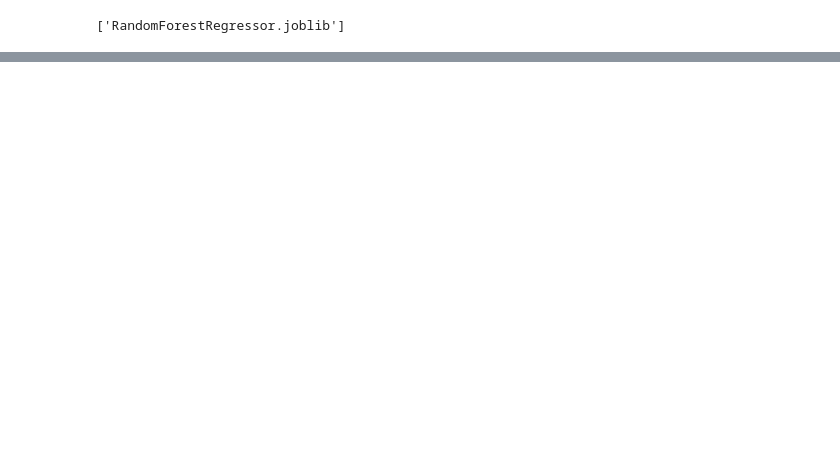
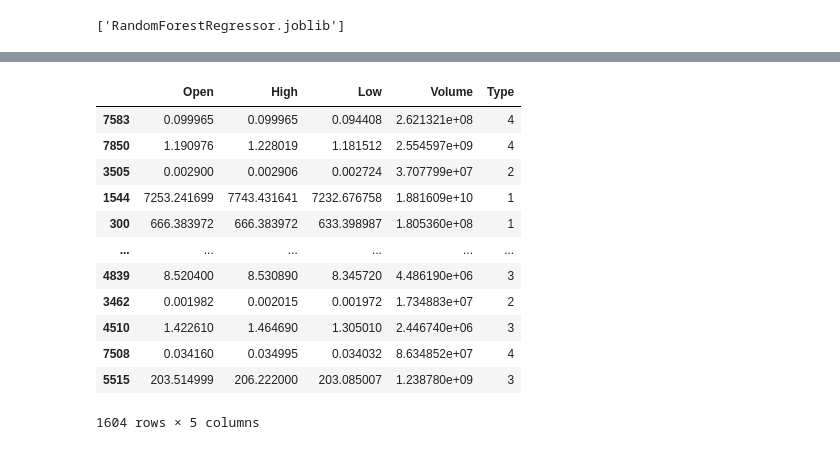
Before and after one commit to Manasi-Rajesh-Mhatre/Crypto-Volume-Close-Price-Prediction, a Jupyter notebook: dataset_merge.ipynb, the cells around one changed output, grey strips where cells are left out. Saved outputs shown, nothing was run; the diff lists cells and outputs as text; code cells hidden in the pictures; blank space fills up the shorter version.

```diff
--- a/dataset_merge.ipynb
+++ b/dataset_merge.ipynb
@@ -171,0 +221,16 @@ joblib.dump(rf, 'RandomForestRegressor.joblib')
+# %%
+X2_test
+# %% [output]
+|  | Open | High | Low | Volume | Type |
+| 7583 | 0.099965 | 0.099965 | 0.094408 | 2.621321e+08 | 4 |
+| 7850 | 1.190976 | 1.228019 | 1.181512 | 2.554597e+09 | 4 |
+| 3505 | 0.002900 | 0.002906 | 0.002724 | 3.707799e+07 | 2 |
+| 1544 | 7253.241699 | 7743.431641 | 7232.676758 | 1.881609e+10 | 1 |
+| 300 | 666.383972 | 666.383972 | 633.398987 | 1.805360e+08 | 1 |
+| ... | ... | ... | ... | ... | ... |
+| 4839 | 8.520400 | 8.530890 | 8.345720 | 4.486190e+06 | 3 |
+| 3462 | 0.001982 | 0.002015 | 0.001972 | 1.734883e+07 | 2 |
+| 4510 | 1.422610 | 1.464690 | 1.305010 | 2.446740e+06 | 3 |
+| 7508 | 0.034160 | 0.034995 | 0.034032 | 8.634852e+07 | 4 |
+| 5515 | 203.514999 | 206.222000 | 203.085007 | 1.238780e+09 | 3 |
+1604 rows × 5 columns
```
Also changed, not shown: parts of 12 cells of this notebook, 7 other files.
